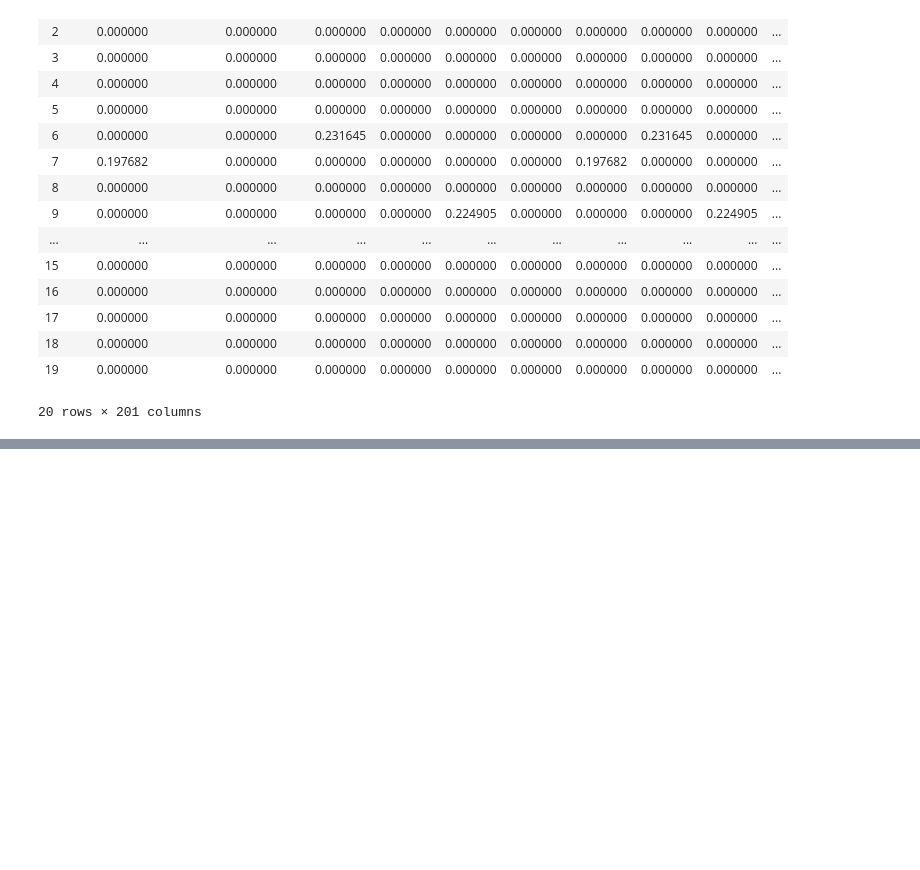
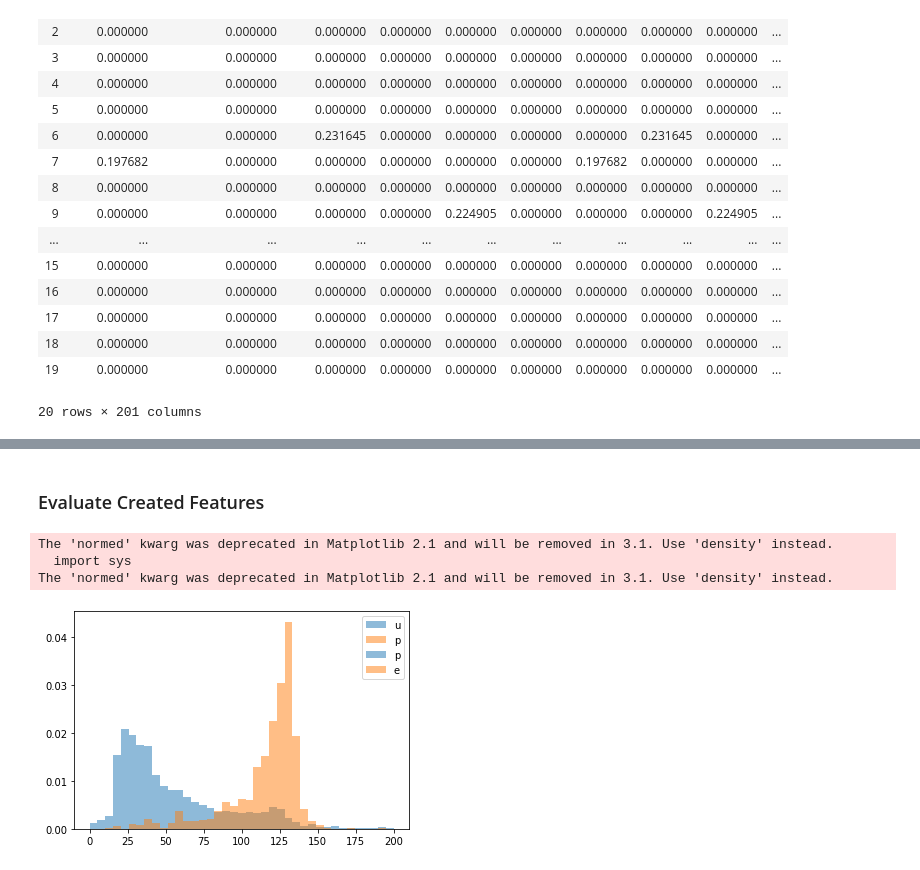
Before and after one commit to GhaidEwawi/nlp-python, a Jupyter notebook: nlp-python.ipynb, the cells around one changed output, grey strips where cells are left out. Drawn from its saved outputs; the diff is of its cells as text; code cells hidden in the pictures; blank space fills up the shorter version.

```diff
--- a/nlp-python.ipynb
+++ b/nlp-python.ipynb
@@ -362,0 +365,2 @@ X_tfidf_df
+# %%
+data = data.loc[:, ['label', 'body_text']]
@@ -362,0 +369,2 @@ X_tfidf_df
+# %%
+data['body_len'] = data['body_text'].apply(lambda x: len(x) - x.count(' '))
@@ -362,0 +373,5 @@ X_tfidf_df
+# %%
+def count_punct(text):
+    count = sum([1 for char in text if char in string.punctuation])
+    return round(count/(len(text) - text.count(' ')), 3) * 100
+data['punct%'] = data['body_text'].apply(lambda x: count_punct(x))
@@ -362,0 +387,18 @@ X_tfidf_df
+# %% [markdown]
+### Evaluate Created Features
+# %%
+from matplotlib import pyplot
+import numpy as np
+%matplotlib inline
+
+bins = np.linspace(0, 200, 40)
+
+pyplot.hist(data[data['label'] == 'ham']['body_len'], bins, alpha = 0.5, normed=True, label='ham')
+pyplot.hist(data[data['label'] == 'spam']['body_len'], bins, alpha = 0.5, normed=True, label='spam')
+pyplot.legend('upper left')
+pyplot.show()
+# %% [output]
+The 'normed' kwarg was deprecated in Matplotlib 2.1 and will be removed in 3.1. Use 'density' instead.
+  import sys
+The 'normed' kwarg was deprecated in Matplotlib 2.1 and will be removed in 3.1. Use 'density' instead.
+[figure, added]
```
Also changed, not shown: parts of 5 cells of this notebook.
